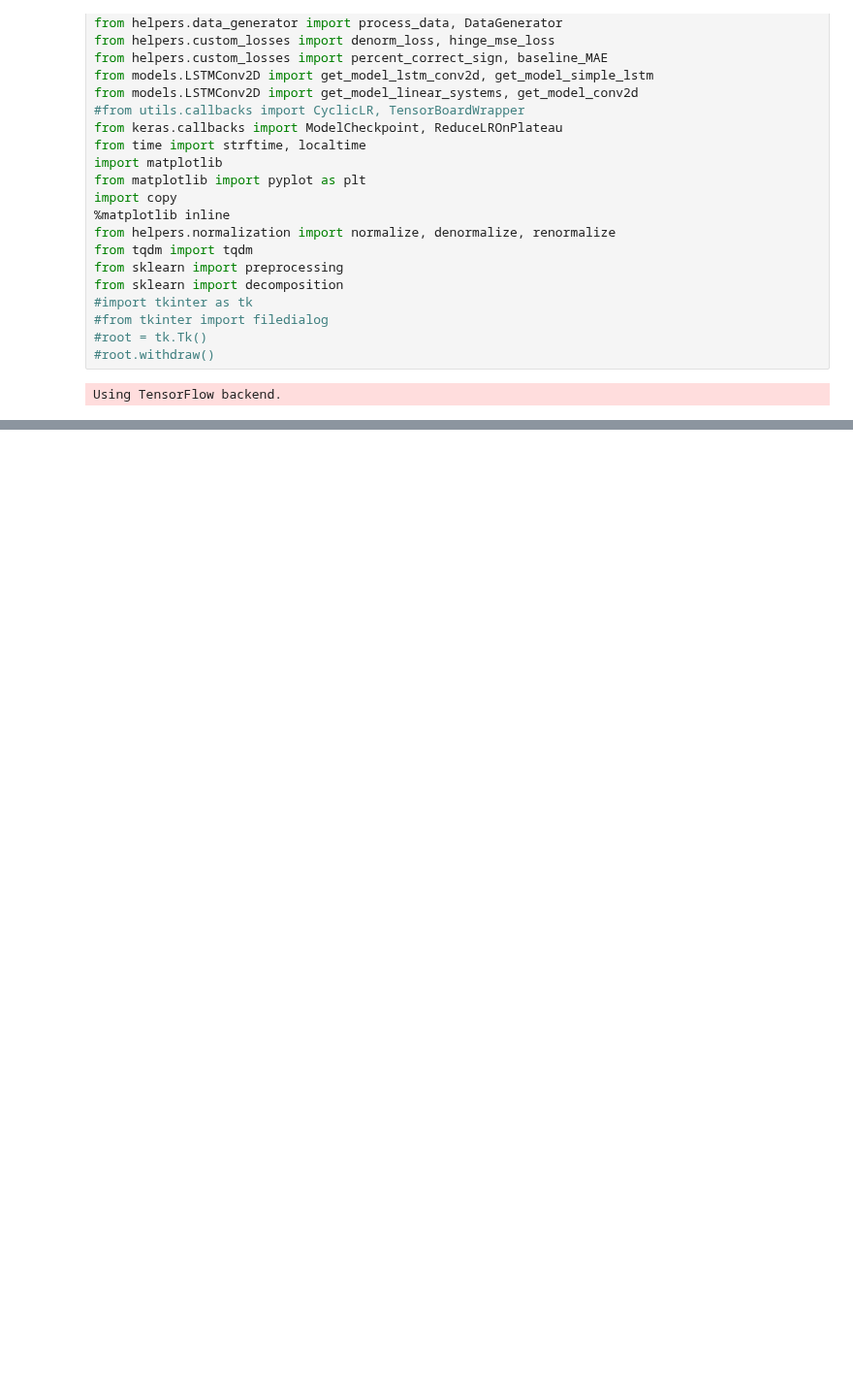
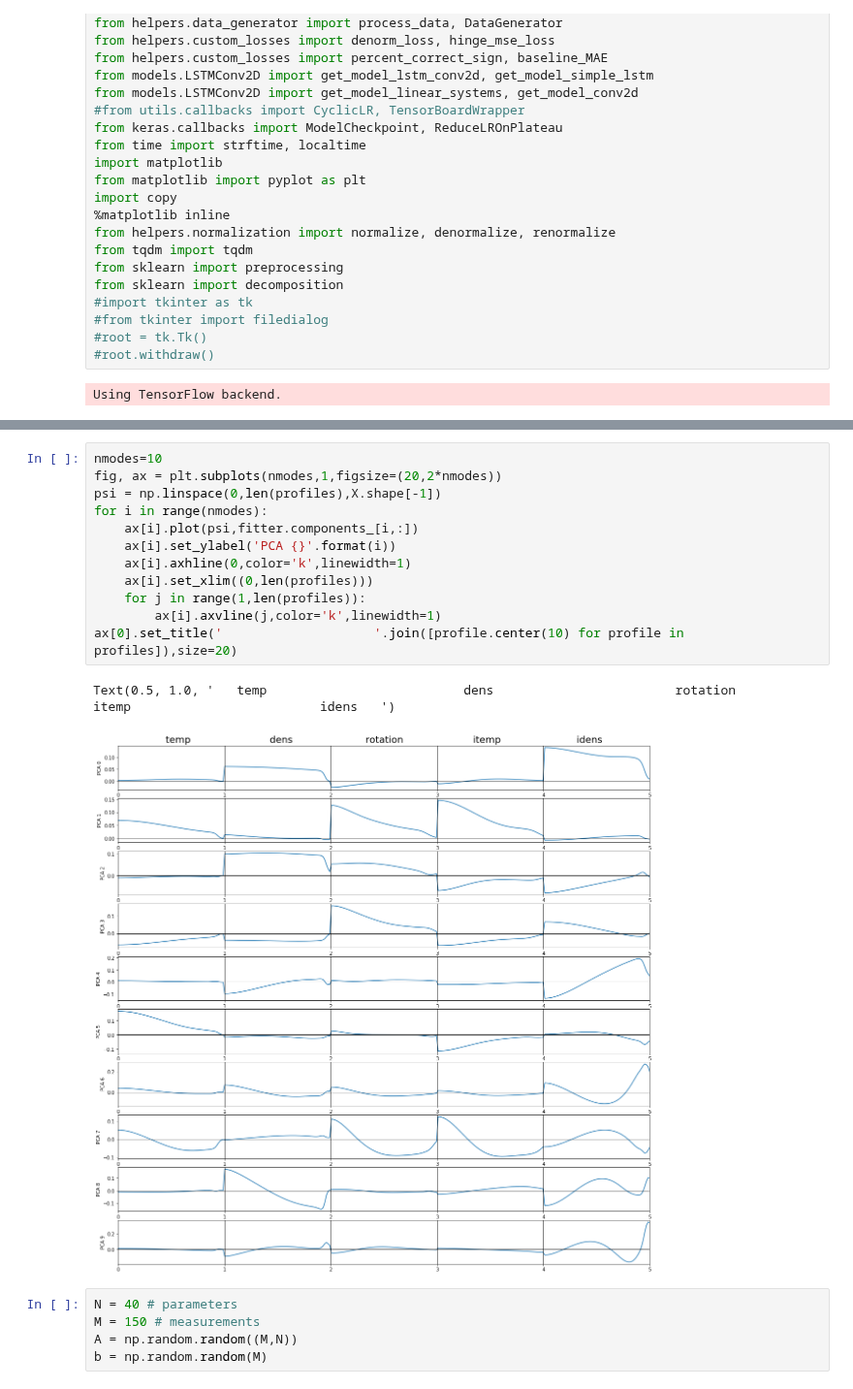
Before and after one commit to PlasmaControl/plasma-profile-predictor, a Jupyter notebook: notebooks/pca_kernels.ipynb, the cells around one changed output, grey strips where cells are left out. Shown at 97% size. Saved outputs shown, nothing was run; the diff lists cells and outputs as text; blank space fills up the shorter version.

```diff
--- a/notebooks/pca_kernels.ipynb
+++ b/notebooks/pca_kernels.ipynb
@@ -283,0 +117,20 @@ Number of validation samples:  0
+# %%
+nmodes=10
+fig, ax = plt.subplots(nmodes,1,figsize=(20,2*nmodes))
+psi = np.linspace(0,len(profiles),X.shape[-1])
+for i in range(nmodes):
+    ax[i].plot(psi,fitter.components_[i,:])
+    ax[i].set_ylabel('PCA {}'.format(i))
+    ax[i].axhline(0,color='k',linewidth=1)
+    ax[i].set_xlim((0,len(profiles)))
+    for j in range(1,len(profiles)):
+        ax[i].axvline(j,color='k',linewidth=1)
+ax[0].set_title('                    '.join([profile.center(10) for profile in profiles]),size=20)
+# %% [output]
+Text(0.5, 1.0, '   temp                          dens                        rotation                       itemp                         idens   ')
+[figure, added]
+# %%
+N = 40 # parameters
+M = 150 # measurements
+A = np.random.random((M,N))
+b = np.random.random(M)
```
Also changed, not shown: parts of 15 cells of this notebook, 3 other files.
